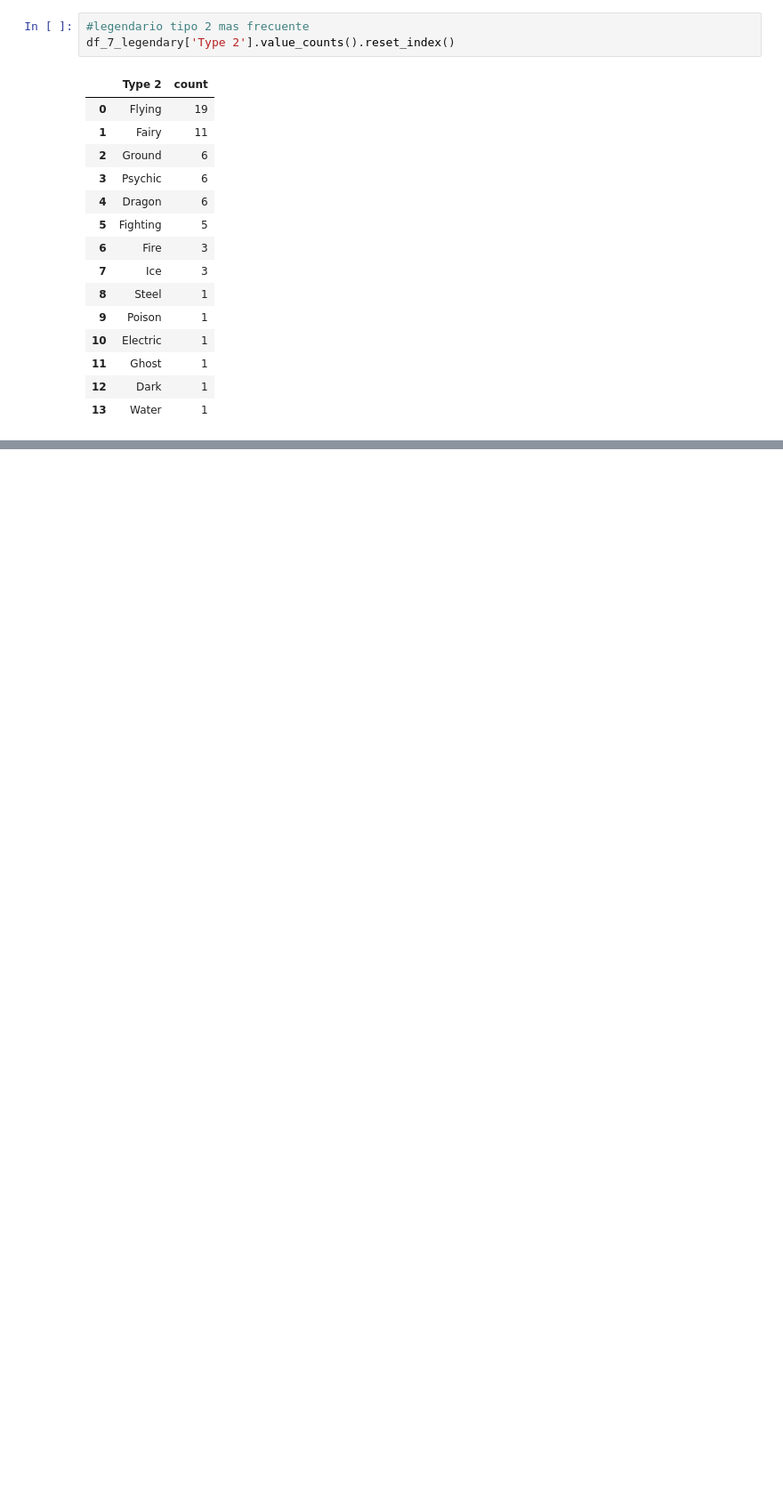
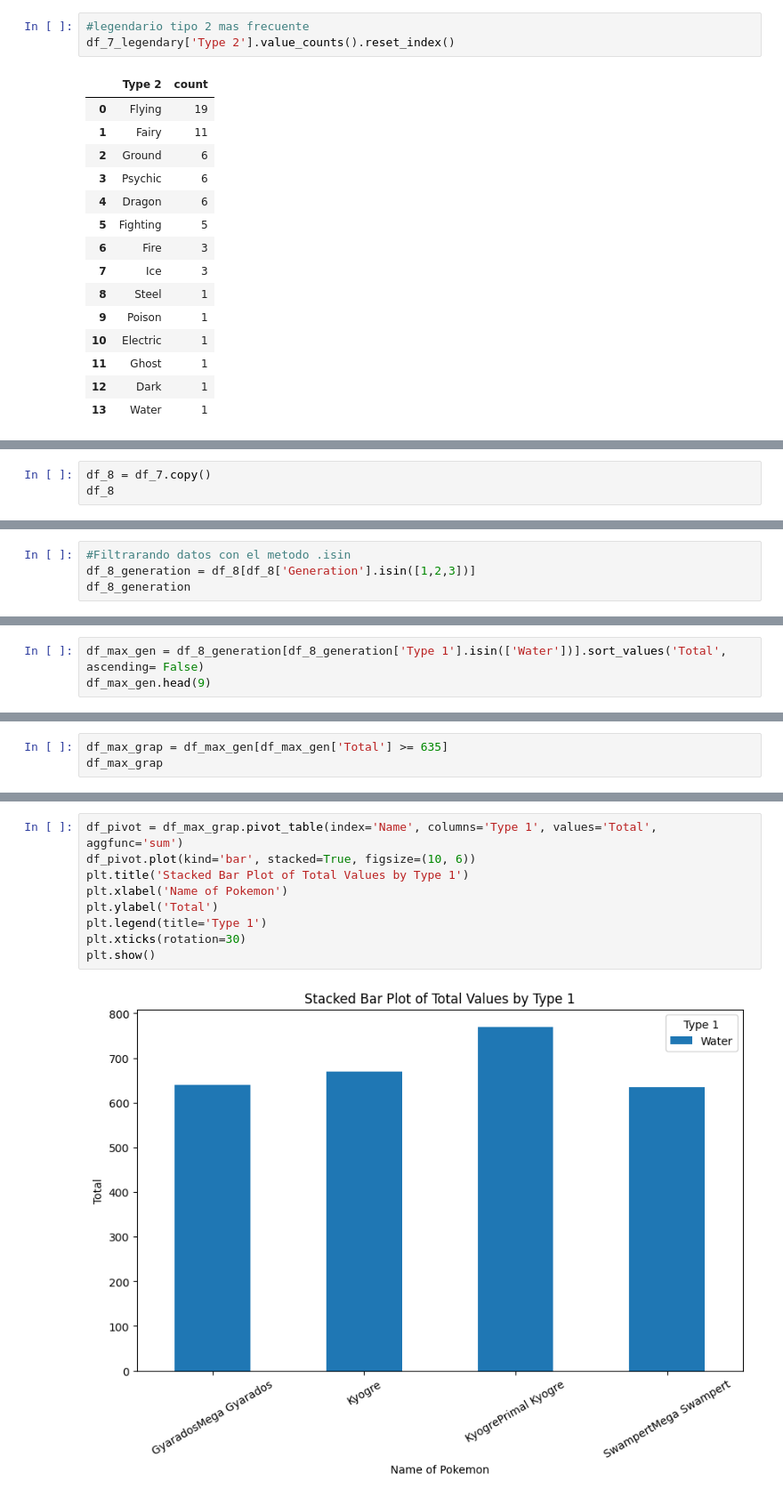
Before and after one commit to Rommelsito/Pokemon, a Jupyter notebook: clean.ipynb, the cells around one changed output, grey strips where cells are left out. Shown at 89% size. Cells and saved outputs as stored; diff of their text form; blank space fills up the shorter version.

```diff
--- a/clean.ipynb
+++ b/clean.ipynb
@@ -364,0 +369,3 @@ df_7_legendary['Type 2'].value_counts().reset_index()
+# %%
+df_8 = df_7.copy()
+df_8
@@ -364,0 +391,4 @@ df_7_legendary['Type 2'].value_counts().reset_index()
+# %%
+#Filtrarando datos con el metodo .isin
+df_8_generation = df_8[df_8['Generation'].isin([1,2,3])]
+df_8_generation
@@ -364,0 +409,3 @@ df_7_legendary['Type 2'].value_counts().reset_index()
+# %%
+df_max_gen = df_8_generation[df_8_generation['Type 1'].isin(['Water'])].sort_values('Total', ascending= False)
+df_max_gen.head(9)
@@ -364,0 +423,3 @@ df_7_legendary['Type 2'].value_counts().reset_index()
+# %%
+df_max_grap = df_max_gen[df_max_gen['Total'] >= 635]
+df_max_grap
@@ -364,0 +432,11 @@ df_7_legendary['Type 2'].value_counts().reset_index()
+# %%
+df_pivot = df_max_grap.pivot_table(index='Name', columns='Type 1', values='Total', aggfunc='sum')
+df_pivot.plot(kind='bar', stacked=True, figsize=(10, 6))
+plt.title('Stacked Bar Plot of Total Values by Type 1')
+plt.xlabel('Name of Pokemon')
+plt.ylabel('Total')
+plt.legend(title='Type 1')
+plt.xticks(rotation=30)
+plt.show()
+# %% [output]
+[figure, added]
```
Also changed, not shown: parts of 13 cells of this notebook.
